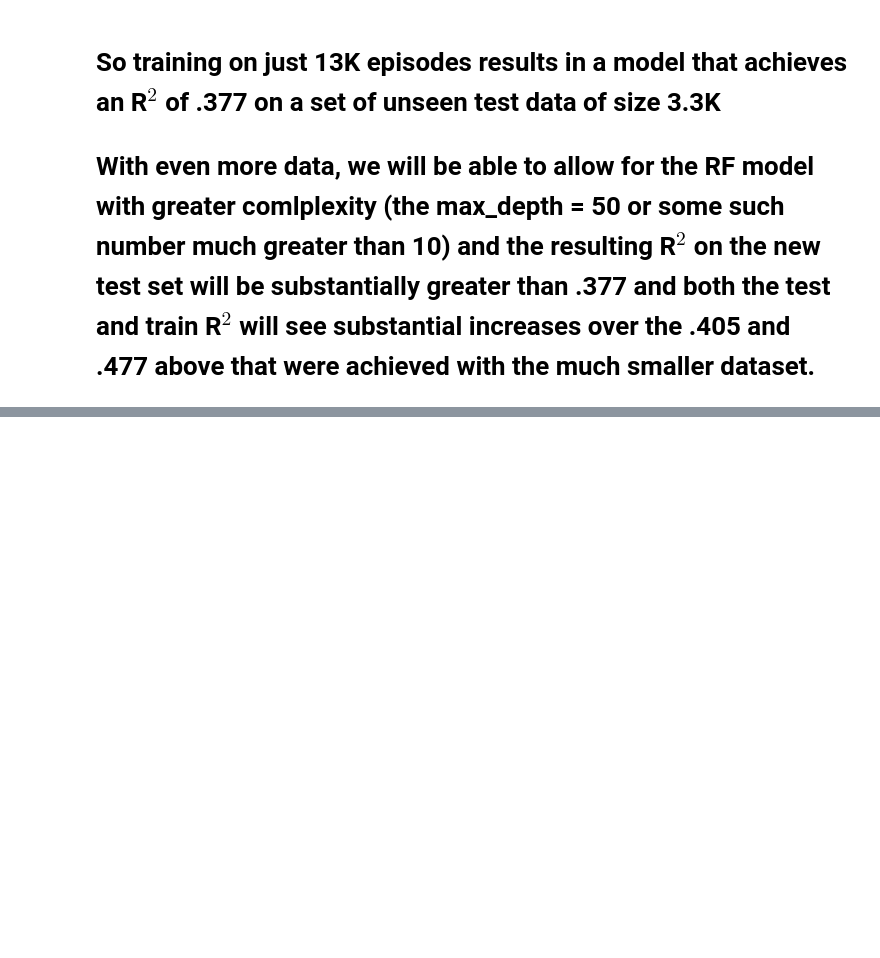
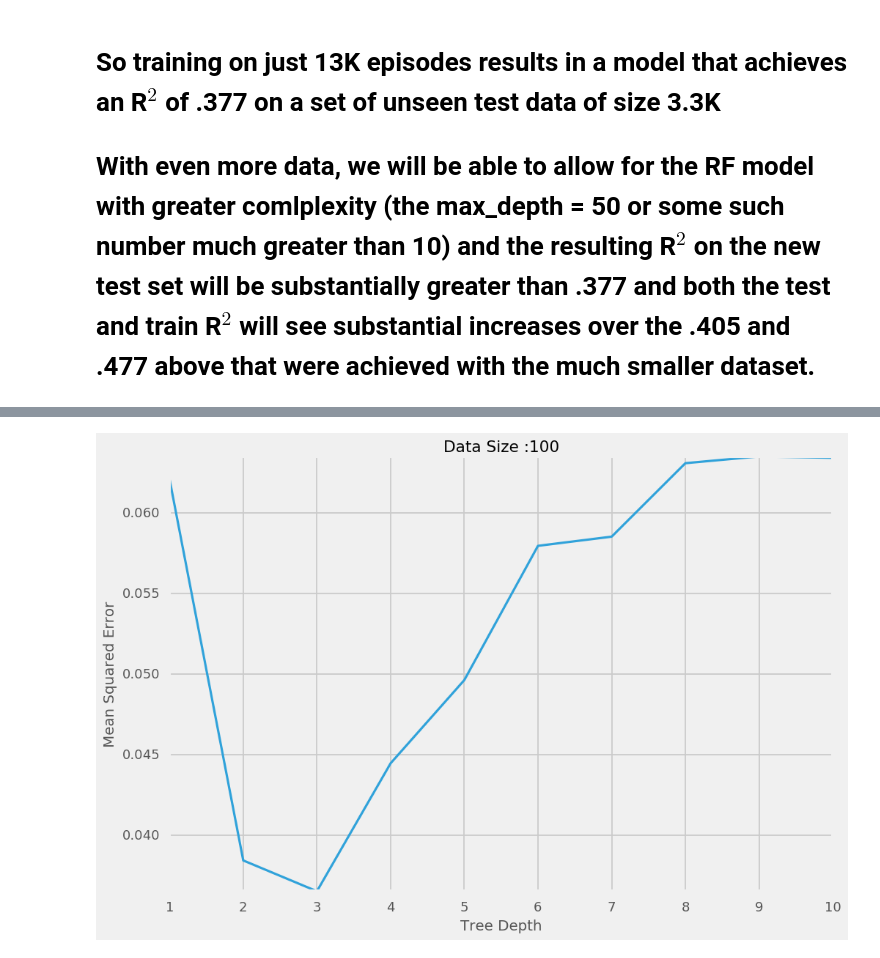
Before and after one commit to doolingdavid/RF_OCM, a Jupyter notebook: OCM_RF.ipynb, the cells around one changed output, grey strips where cells are left out. Saved outputs shown, nothing was run; the diff lists cells and outputs as text; code cells hidden in the pictures; blank space fills up the shorter version.

```diff
--- a/OCM_RF.ipynb
+++ b/OCM_RF.ipynb
@@ -322,0 +389,4 @@ y_test.shape, y_train.shape
+# %%
+make_synthetic(100)
+# %% [output]
+[figure, added]
```
Also changed, not shown: parts of 4 cells of this notebook.
